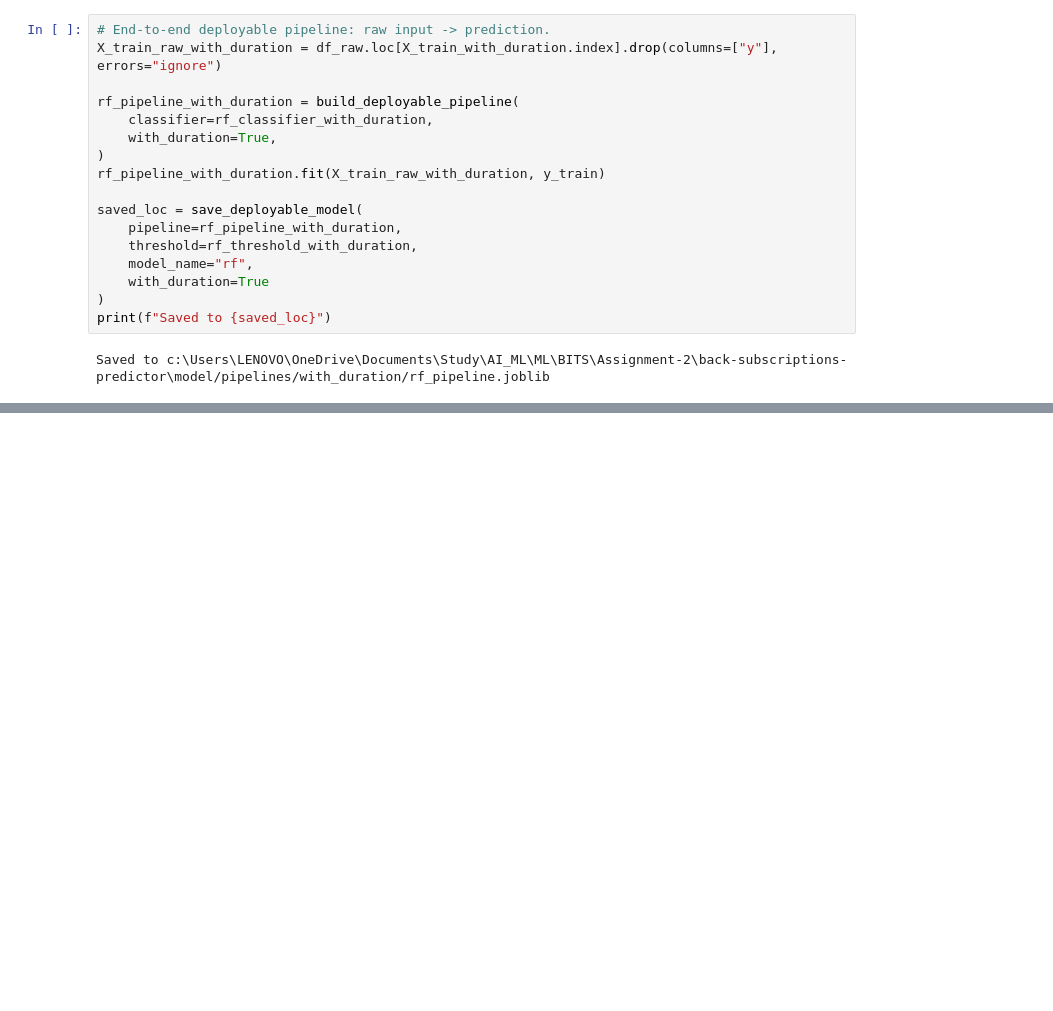
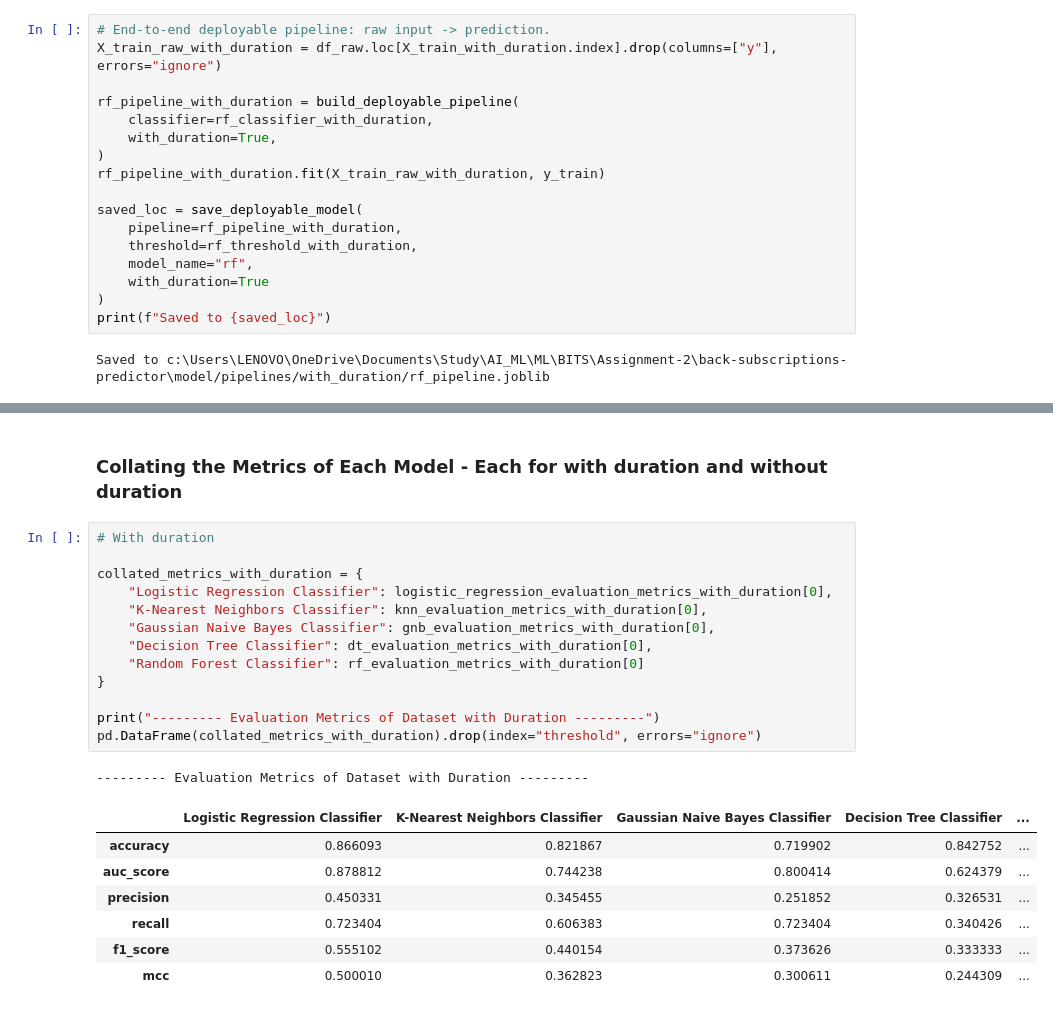
Before and after one commit to dustycoder-sayan/bank-subscriptions-predictor, a Jupyter notebook: model/bank_subscription_classifiers.ipynb, the cells around one changed output, grey strips where cells are left out. Cells and saved outputs as stored; diff of their text form; blank space fills up the shorter version.

Commit message:
Logged meta-data of each model - thresholds and evaluation metrics

```diff
--- a/model/bank_subscription_classifiers.ipynb
+++ b/model/bank_subscription_classifiers.ipynb
@@ -1252,0 +1282,24 @@ Saved to c:\Users\LENOVO\OneDrive\Documents\Study\AI_ML\ML\BITS\Assignment-2\bac
+# %% [markdown]
+### Collating the Metrics of Each Model - Each for with duration and without duration
+# %%
+# With duration
+
+collated_metrics_with_duration = {
+    "Logistic Regression Classifier": logistic_regression_evaluation_metrics_with_duration[0],
+    "K-Nearest Neighbors Classifier": knn_evaluation_metrics_with_duration[0],
+    "Gaussian Naive Bayes Classifier": gnb_evaluation_metrics_with_duration[0],
+    "Decision Tree Classifier": dt_evaluation_metrics_with_duration[0],
+    "Random Forest Classifier": rf_evaluation_metrics_with_duration[0]
+}
+
+print("--------- Evaluation Metrics of Dataset with Duration ---------")
+pd.DataFrame(collated_metrics_with_duration).drop(index="threshold", errors="ignore")
+# %% [output]
+--------- Evaluation Metrics of Dataset with Duration ---------
+|  | Logistic Regression Classifier | K-Nearest Neighbors Classifier | Gaussian Naive Bayes Classifier | Decision Tree Classifier | ... |
+| accuracy | 0.866093 | 0.821867 | 0.719902 | 0.842752 | ... |
+| auc_score | 0.878812 | 0.744238 | 0.800414 | 0.624379 | ... |
+| precision | 0.450331 | 0.345455 | 0.251852 | 0.326531 | ... |
+| recall | 0.723404 | 0.606383 | 0.723404 | 0.340426 | ... |
+| f1_score | 0.555102 | 0.440154 | 0.373626 | 0.333333 | ... |
+| mcc | 0.500010 | 0.362823 | 0.300611 | 0.244309 | ... |
```
Also changed, not shown: parts of 3 cells of this notebook.
